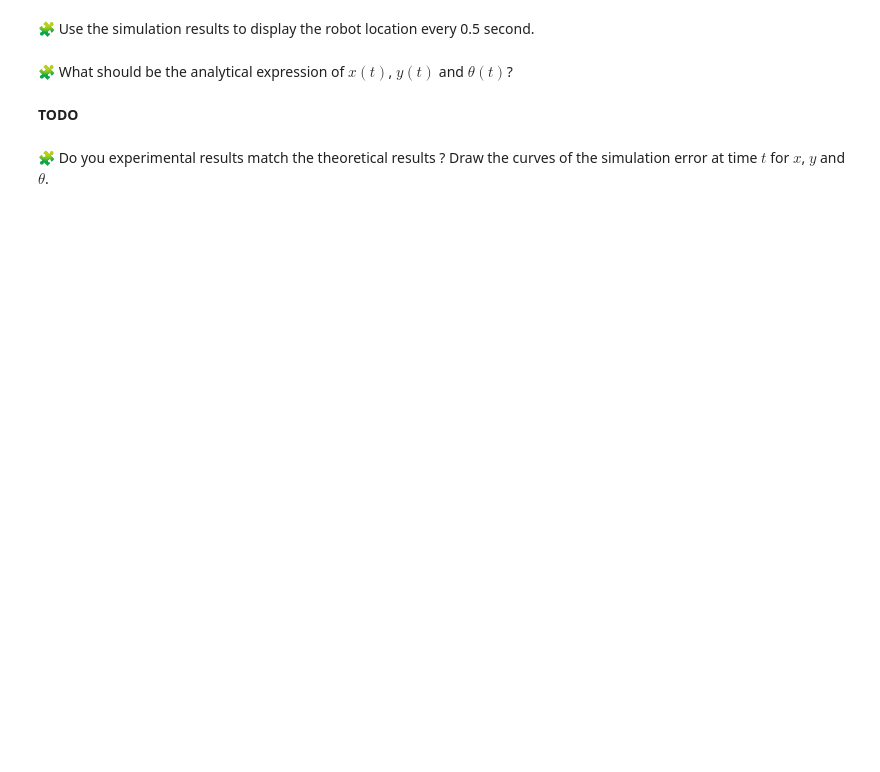
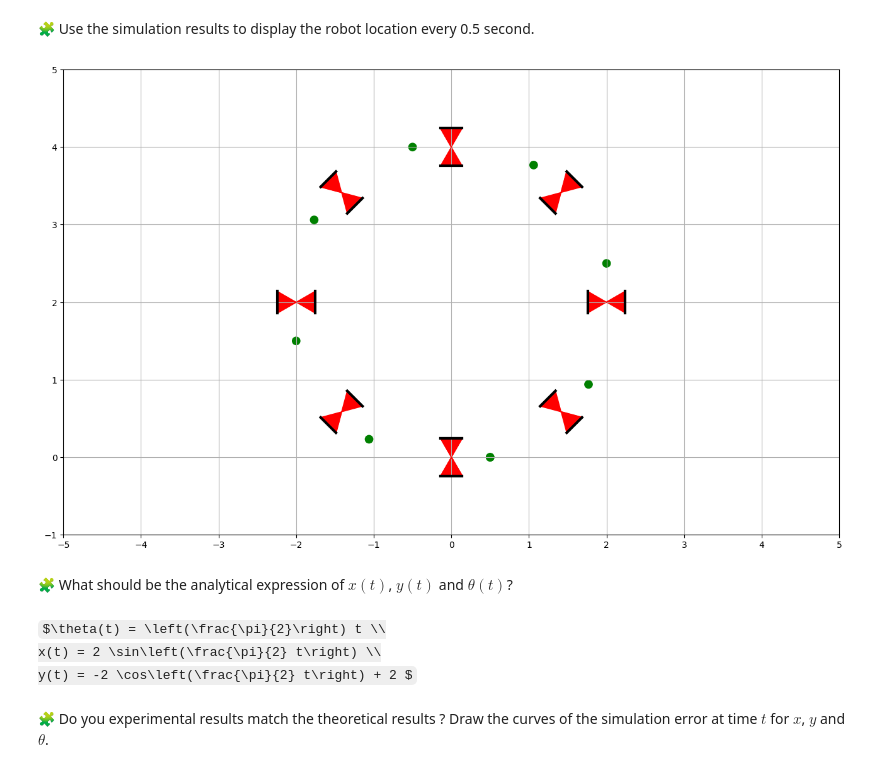
Before and after one commit to yooseeph/control-engineering-with-python-project-2023-2024, a Jupyter notebook: Project_part_1.ipynb, the cells around one changed output. Saved outputs shown, nothing was run; the diff lists cells and outputs as text; code cells hidden in the pictures; some formulas as TeX source; blank space fills up the shorter version.

```diff
--- a/Project_part_1.ipynb
+++ b/Project_part_1.ipynb
@@ -249,6 +295,14 @@ pass
+# %%
+draw_arena(-5, 5, -1, 5)
+for i in range(len(x)):
+    draw_scooter(x[i],y[i],theta[i])
+# %% [output]
+[figure, added]
 # %% [markdown]
 🧩 What should be the analytical expression of $x(t)$, $y(t)$ and $\theta(t)$?
-# %% [markdown]
-**TODO**
+# %% [markdown]
+$\theta(t) = \left(\frac{\pi}{2}\right) t \\
+x(t) = 2 \sin\left(\frac{\pi}{2} t\right) \\
+y(t) = -2 \cos\left(\frac{\pi}{2} t\right) + 2 $
 # %% [markdown]
 🧩 Do you experimental results match the theoretical results ? Draw the curves of the simulation error at time $t$ for $x$, $y$ and $\theta$.
```
Also changed, not shown: parts of 12 cells of this notebook.
